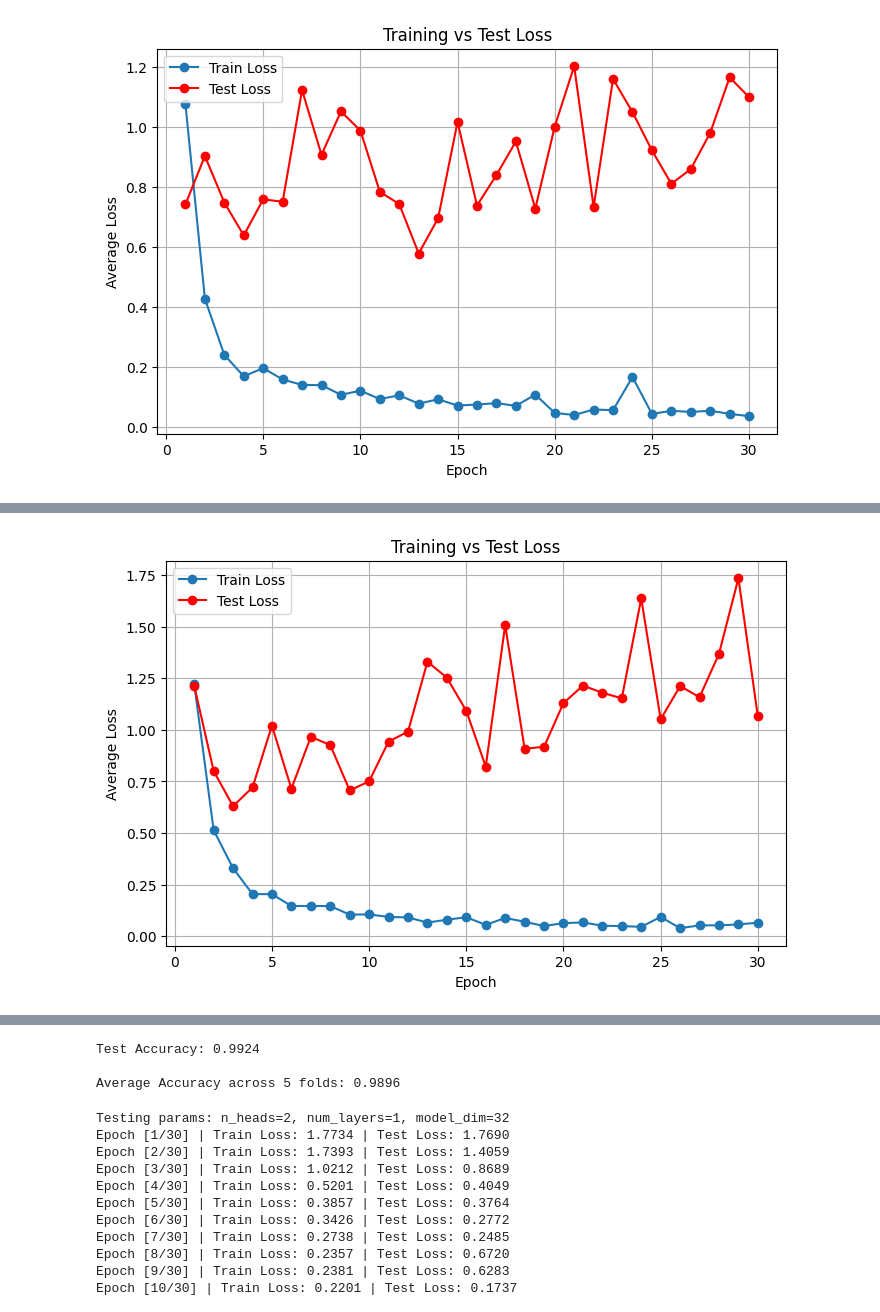
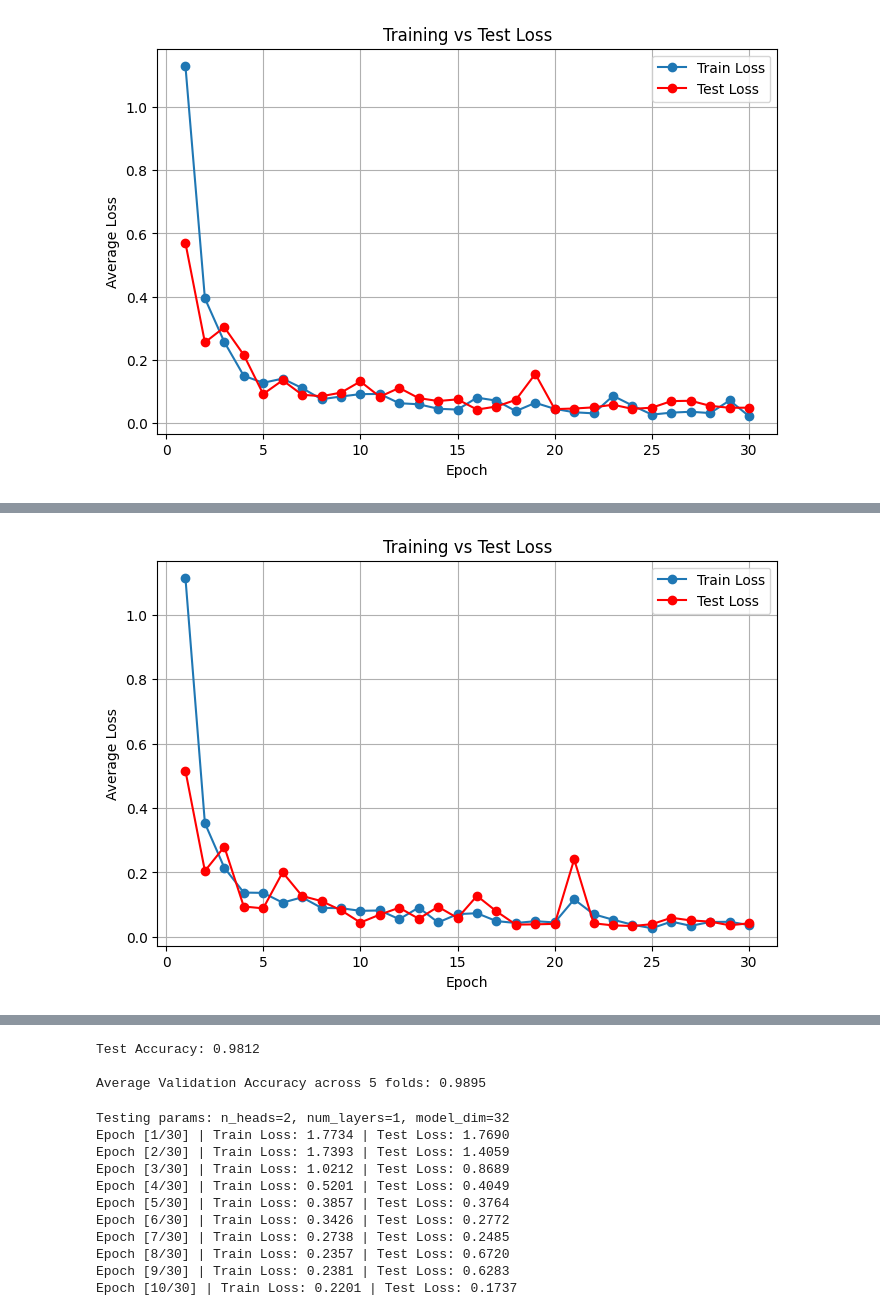
Before and after one commit to VolliBinJackson/gas-sensor-classification, a Jupyter notebook: Transformer.ipynb, the cells around one changed output, grey strips where cells are left out. Saved outputs shown, nothing was run; the diff lists cells and outputs as text; code cells hidden in the pictures.

Commit message:
Fixed 5Fold from Overfitting. Added better prompts

```diff
--- a/Transformer.ipynb
+++ b/Transformer.ipynb
@@ -363,7 +367,8 @@ with torch.no_grad():
 # %%
-# 5-Fold Cross Validation
+# 5-Fold Cross Validation (Bitte Zeit mitnehmen, falls Sie diese Zelle ausführen möchten)
 
-EPOCHS = 30
+device = torch.device("cuda" if torch.cuda.is_available() else "cpu")
+print("Using device:", device)
 
 # Sequenzen einmal erstellen
 X_seq, y_seq = create_sequences(X, y, SEQ_LEN)
@@ -384,19 +389,15 @@ for fold, (train_idx, val_idx) in enumerate(kf.split(X_seq)):
     train_loader = DataLoader(train_dataset, batch_size=64, shuffle=True)
     val_loader = DataLoader(val_dataset, batch_size=64, shuffle=False)
 
-    # Neues Modell pro Fold
-    model = TimeSeriesTransformer(input_dim=128, num_classes=6,
-                                  model_dim=64, n_heads=4,
-                                  num_layers=2, lr=0.001)
+    model = TimeSeriesTransformer(input_dim=128, num_classes=6, model_dim=128, n_heads=16, num_layers=2)
     model.to(device)
 
-    model.train_model(train_loader, test_loader, epochs=30)
+    model.train_model(train_loader, val_loader, epochs=30)
 
-    # Evaluation
     acc = model.evaluate(val_loader)
     fold_accuracies.append(acc)
 
-# Durchschnittliche Accuracy der folds
+# Gibt mean der folds aus
 avg_acc = np.mean(fold_accuracies)
-print(f"\nAverage Accuracy across 5 folds: {avg_acc:.4f}")
+print(f"\nAverage Validation Accuracy across 5 folds: {avg_acc:.4f}")
 # %% [output]
@@ -438 +439 @@ Epoch [30/30] | Train Loss: 0.0353 | Test Loss: 1.0993
-[figure, old version]
+[figure, new version]
@@ -456 +457 @@ Epoch [30/30] | Train Loss: 0.0650 | Test Loss: 1.0650
-[figure, old version]
+[figure, new version]
@@ -493,4 +494,4 @@ Epoch [30/30] | Train Loss: 0.2004 | Test Loss: 0.9720
-Test Accuracy: 0.9924
+Test Accuracy: 0.9812
 
-Average Accuracy across 5 folds: 0.9896
+Average Validation Accuracy across 5 folds: 0.9895
 # %%
```
Also changed, not shown: parts of 6 cells of this notebook.
